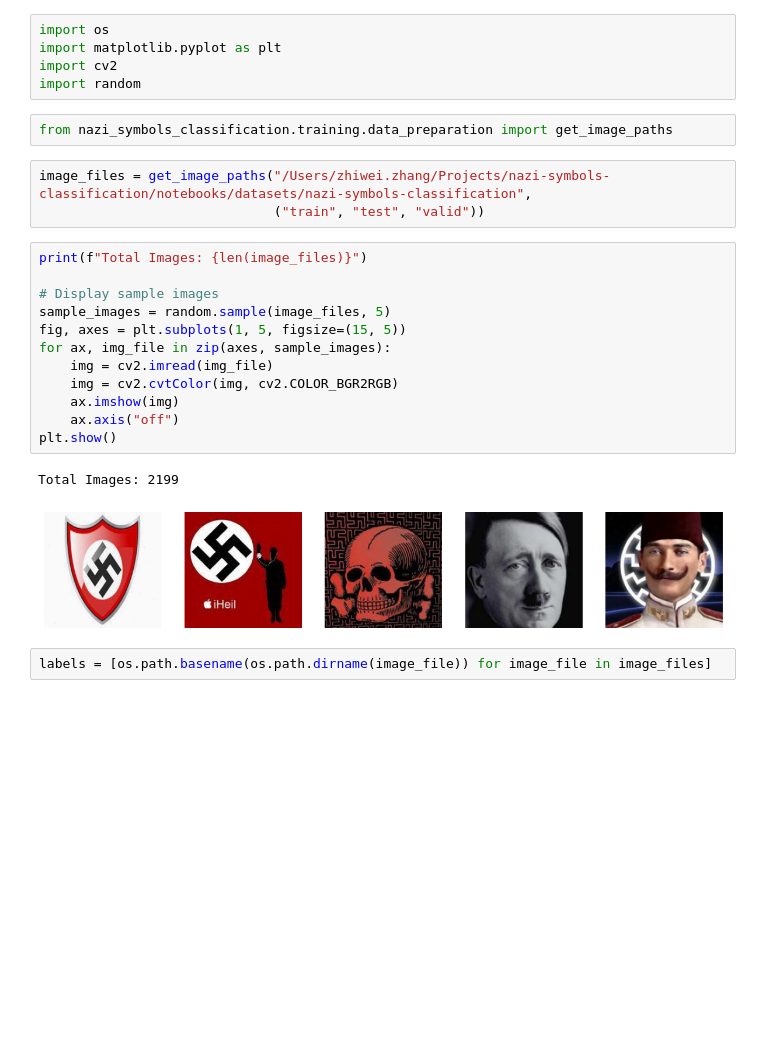
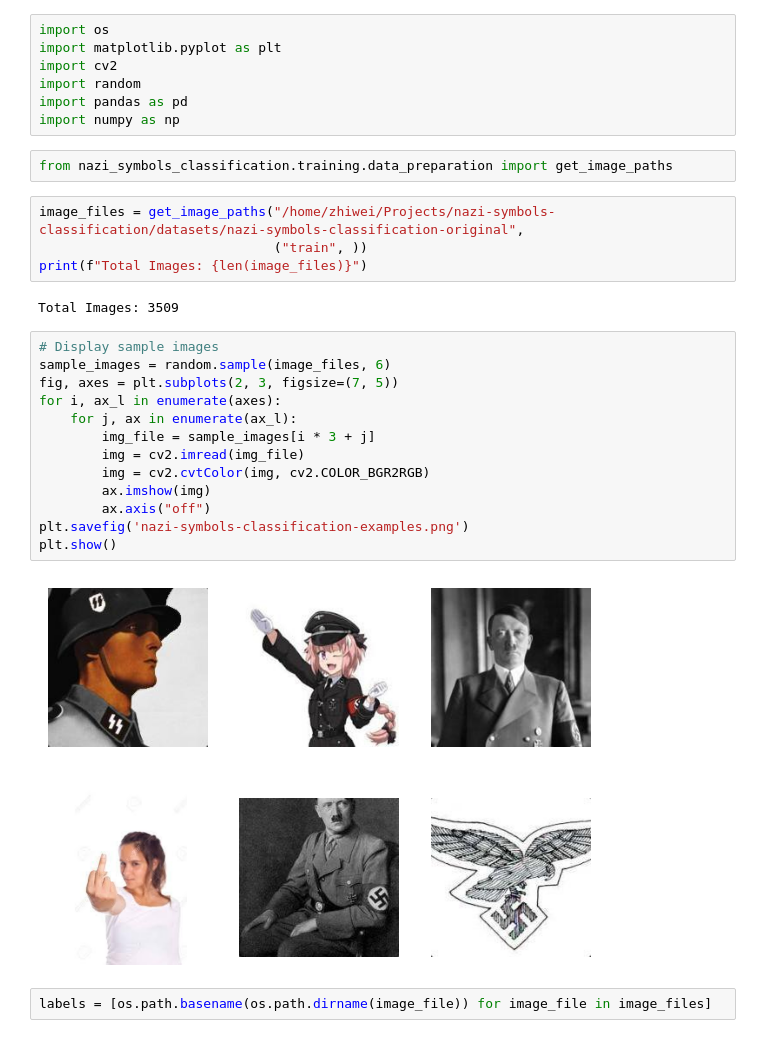
Before and after one commit to zhiwei2017/nazi-symbols-classification, a Jupyter notebook: notebooks/data_analysis_classification.ipynb, the cells around one changed output. Cells and saved outputs as stored; diff of their text form; blank space fills up the shorter version.

Commit message:
Update notebooks and thesis.

```diff
--- a/notebooks/data_analysis_classification.ipynb
+++ b/notebooks/data_analysis_classification.ipynb
@@ -3,26 +3,31 @@ import os
 import matplotlib.pyplot as plt
 import cv2
 import random
+import pandas as pd
+import numpy as np
 # %%
 from nazi_symbols_classification.training.data_preparation import get_image_paths
 # %%
-image_files = get_image_paths("/Users/zhiwei.zhang/Projects/nazi-symbols-classification/notebooks/datasets/nazi-symbols-classification",
-                              ("train", "test", "valid"))
+image_files = get_image_paths("/home/zhiwei/Projects/nazi-symbols-classification/datasets/nazi-symbols-classification-original",
+                              ("train", ))
+print(f"Total Images: {len(image_files)}")
+# %% [output]
+Total Images: 3509
 # %%
-print(f"Total Images: {len(image_files)}")
-
 # Display sample images
-sample_images = random.sample(image_files, 5)
-fig, axes = plt.subplots(1, 5, figsize=(15, 5))
-for ax, img_file in zip(axes, sample_images):
-    img = cv2.imread(img_file)
-    img = cv2.cvtColor(img, cv2.COLOR_BGR2RGB)
-    ax.imshow(img)
-    ax.axis("off")
+sample_images = random.sample(image_files, 6)
+fig, axes = plt.subplots(2, 3, figsize=(7, 5))
+for i, ax_l in enumerate(axes):
+    for j, ax in enumerate(ax_l):
+        img_file = sample_images[i * 3 + j]
+        img = cv2.imread(img_file)
+        img = cv2.cvtColor(img, cv2.COLOR_BGR2RGB)
+        ax.imshow(img)
+        ax.axis("off")
+plt.savefig('nazi-symbols-classification-examples.png')
 plt.show()
 # %% [output]
-Total Images: 2199
-[figure, old version]
+[figure, new version]
 # %%
 labels = [os.path.basename(os.path.dirname(image_file)) for image_file in image_files]
 # %%
```
Also changed, not shown: parts of 12 cells of this notebook, 10 other files.
